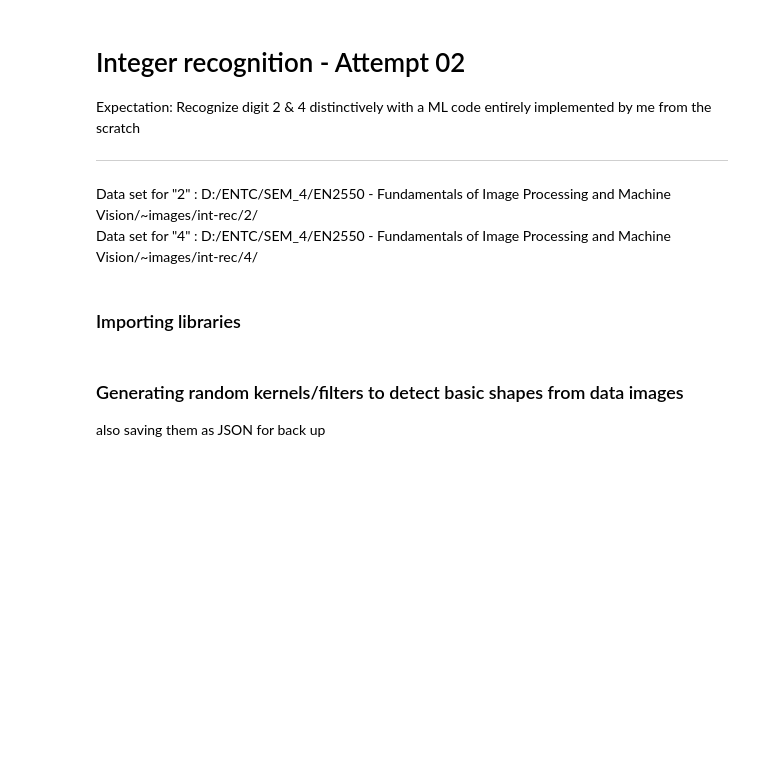
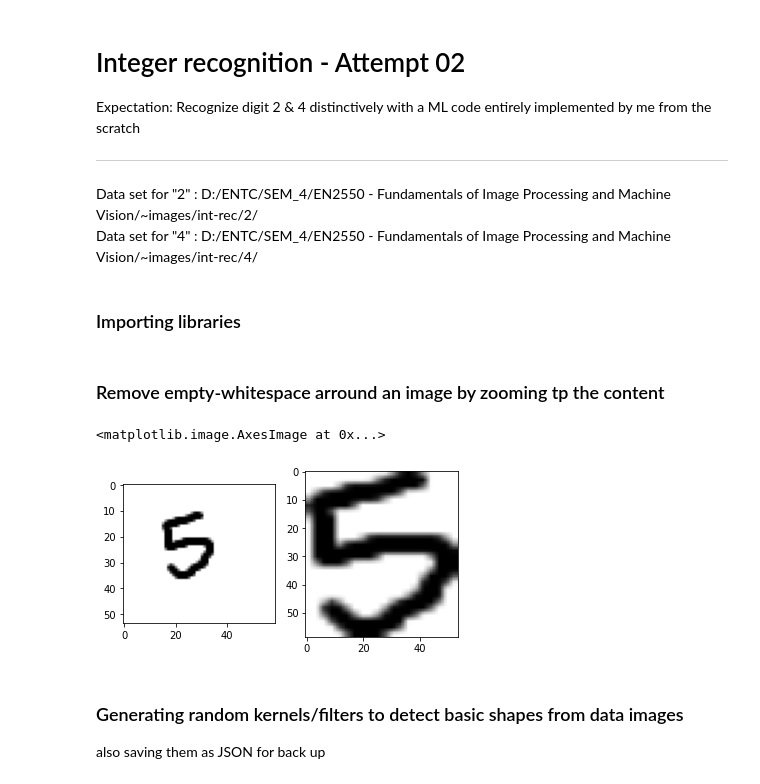
Before and after one commit to r3ki3g/Image-processing-fundamentals, a Jupyter notebook: integer_recognition - attempt 02.ipynb, the cells around one changed output. Cells and saved outputs as stored; diff of their text form; code cells hidden in the pictures; blank space fills up the shorter version.

```diff
--- a/integer_recognition - attempt 02.ipynb
+++ b/integer_recognition - attempt 02.ipynb
@@ -24,3 +27,27 @@ import scipy.stats as scistat
+# %% [markdown]
+### Remove empty-whitespace arround an image by zooming tp the content
+# %%
+def focusToContent(img):
+    img_ = 255*(img < 128).astype(np.uint8)
+    coords = cv.findNonZero(img_) # Find all non-zero points (text)
+    x, y, w, h = cv.boundingRect(coords) # Find minimum spanning bounding box
+
+    rect = img[y:y+h, x:x+w] # Crop the image - note we do this on the original image
+    rect_originalSized = cv.resize(rect,(img.shape))
+    return rect_originalSized
+
+
+#testing
+img = cv.imread(r"D:/ENTC/SEM_4/EN2550 - Fundamentals of Image Processing and Machine Vision/~images/int-rec/test/1650009171.5083215.png",0)
+assert img is not None
+focused = focusToContent(img)
+
+fig,ax = plt.subplots(1,2)
+ax[0].imshow(img,cmap="gray")
+ax[1].imshow(focused,cmap="gray")
+# %% [output]
+<matplotlib.image.AxesImage at 0x...>
+[figure, added]
 # %% [markdown]
 ### Generating random kernels/filters to detect basic shapes from data images
 
```
Also changed, not shown: parts of 26 cells of this notebook, 21 other files.
